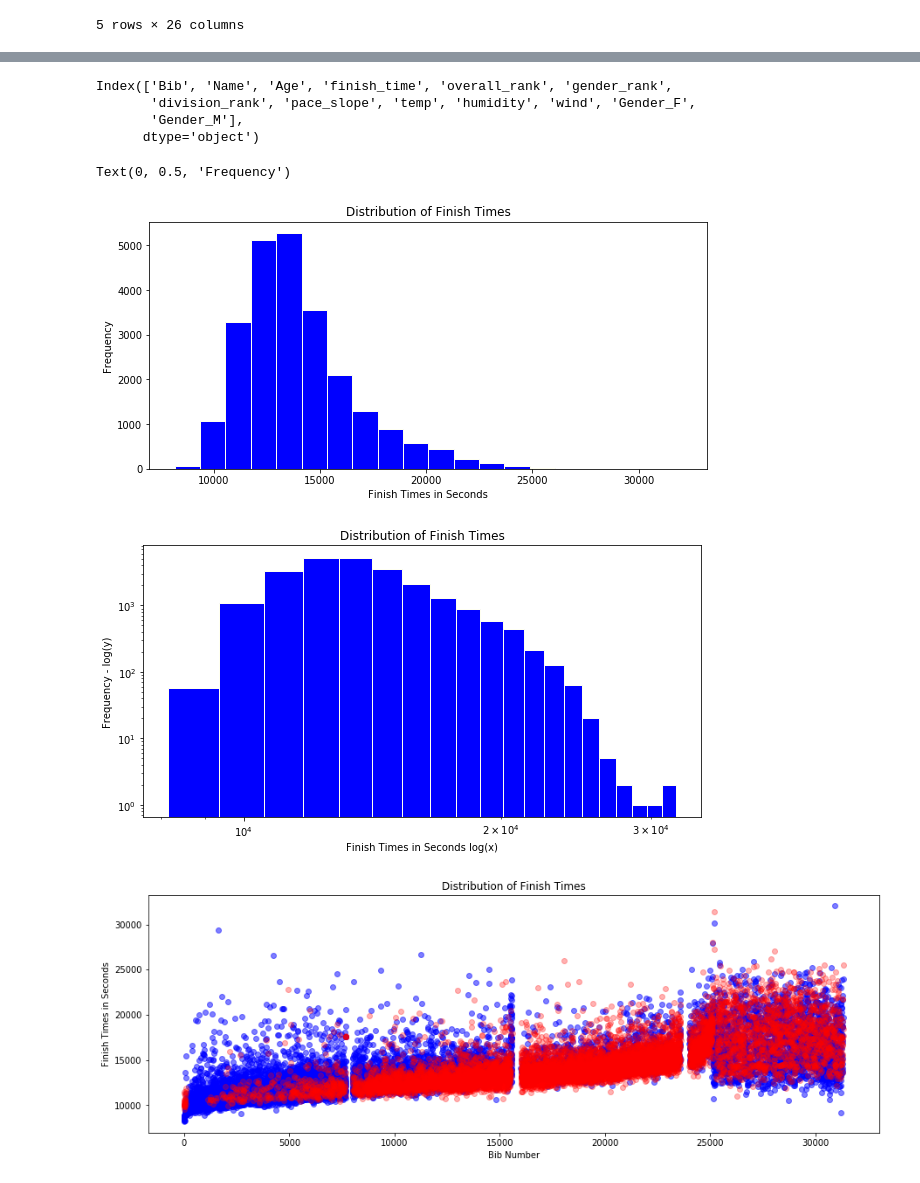
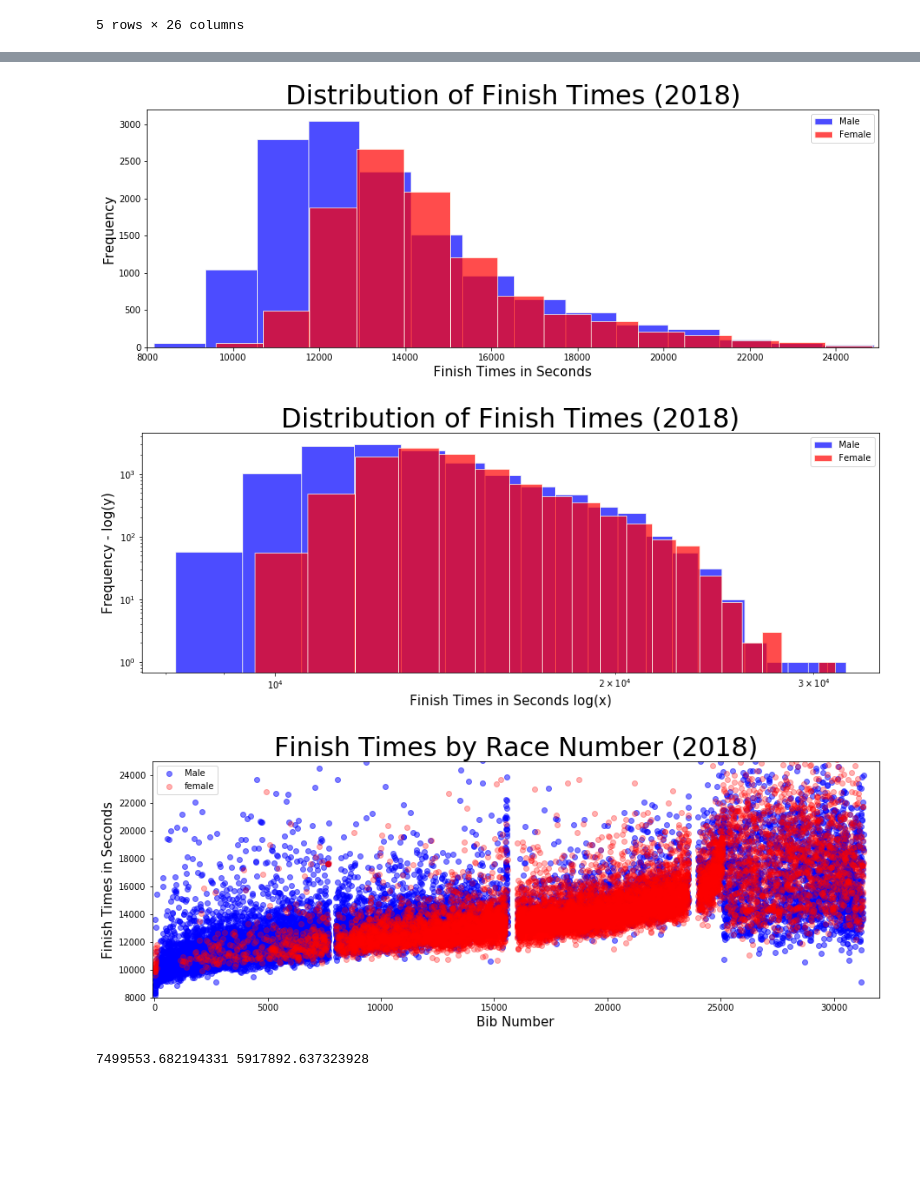
Before and after one commit to maicat11/Project_2-Marathon-Predictor, a Jupyter notebook: DataExploration.ipynb, the cells around one changed output, grey strips where cells are left out. Drawn from its saved outputs; the diff is of its cells as text; code cells hidden in the pictures; blank space fills up the shorter version.

```diff
--- a/DataExploration.ipynb
+++ b/DataExploration.ipynb
@@ -56,47 +67,62 @@ Gender_F         24087 non-null uint8
 Gender_M         24087 non-null uint8
 dtypes: float64(5), int64(5), object(1), uint8(2)
 memory usage: 2.3+ MB
-# %%
-df18_clean.columns
-# %% [output]
-Index(['Bib', 'Name', 'Age', 'finish_time', 'overall_rank', 'gender_rank',
-       'division_rank', 'pace_slope', 'temp', 'humidity', 'wind', 'Gender_F',
-       'Gender_M'],
-      dtype='object')
 # %%
-fig = plt.figure(figsize=(10,10))
-ax = fig.add_subplot(2, 1, 1)
-line = ax.hist(df18_clean['finish_time'], bins=20, color='blue', histtype='bar', ec='ivory')
-ax.set_title('Distribution of Finish Times')
-ax.set_xlabel('Finish Times in Seconds')
-ax.set_ylabel('Frequency')
+female = df18_clean[df18_clean['Gender_F']==1]
+male = df18_clean[df18_clean['Gender_M']==1]
+
+fig = plt.figure(figsize=(15,5))
+ax = fig.add_subplot(111)
+ax.hist(male['finish_time'], bins=20, color='blue', alpha=0.7, histtype='bar', ec='ivory', label='Male')
+ax.hist(female['finish_time'], bins=20, color='red', alpha=0.7, histtype='bar', ec='ivory', label='Female')
+
+ax.set_xlim([8000, 25000])
+ax.set_title('Distribution of Finish Times (2018)', size=30)
+ax.set_xlabel('Finish Times in Seconds', size=15)
+ax.set_ylabel('Frequency', size=15)
+ax.legend();
 # poisson??? or just normal right skewed?
 # %% [output]
-Text(0, 0.5, 'Frequency')
-[figure, old version]
+[figure, new version]
 # %%
 # log x values check for normal
-fig = plt.figure(figsize=(10,5))
+fig = plt.figure(figsize=(15,5))
 ax = fig.add_subplot(111)
-ax.hist(df18_clean['finish_time'], bins=20, color='blue', histtype='bar', ec='ivory')
+ax.hist(male['finish_time'], bins=20, color='blue', alpha=0.7, histtype='bar', ec='ivory', label='Male')
+ax.hist(female['finish_time'], bins=20, color='red',alpha=0.7, histtype='bar', ec='ivory', label='Female')
 ax.set_xscale('log')
 ax.set_yscale('log')
-ax.set_title('Distribution of Finish Times')
-ax.set_xlabel('Finish Times in Seconds log(x)')
-ax.set_ylabel('Frequency - log(y)');
+ax.set_title('Distribution of Finish Times (2018)', size=30)
+ax.set_xlabel('Finish Times in Seconds log(x)', size=15)
+ax.set_ylabel('Frequency - log(y)', size=15)
+ax.legend();
 # %% [output]
-[figure, old version]
+[figure, new version]
 # %%
 female = df18_clean[df18_clean['Gender_F']==1]
 male = df18_clean[df18_clean['Gender_M']==1]
 
 fig = plt.figure(figsize=(15,5))
 ax = fig.add_subplot(111)
-ax.scatter(male['Bib'], male['finish_time'], color='blue', alpha=0.5, marker='o')
-ax.scatter(female['Bib'], female['finish_time'], color='red', alpha=0.3, marker='o')
-ax.set_title('Distribution of Finish Times')
-ax.set_ylabel('Finish Times in Seconds')
-ax.set_xlabel('Bib Number');
+ax.scatter(male['Bib'], male['finish_time'], color='blue', alpha=0.5, marker='o', label='Male')
+ax.scatter(female['Bib'], female['finish_time'], color='red', alpha=0.3, marker='o', label='female')
+ax.set_ylim([8000, 25000])
+ax.set_xlim([-100, 32000])
+ax.set_title('Finish Times by Race Number (2018)', size=30)
+ax.set_ylabel('Finish Times in Seconds', size=15)
+ax.set_xlabel('Bib Number', size=15)
+ax.legend();  # 2018 seemed to have the most variance
 # %% [output]
-[figure, old version]
+[figure, new version]
+# %%
+# continue this later
+
+for df in [df15_clean, df16_clean, df17_clean, df18_clean]:
+    female = df[df['Gender_F']==1]
+    male = df[df['Gender_M']==1]
+    female['finish_time'].var()
+
+print(male['finish_time'].var(),female['finish_time'].var())
+# %% [output]
+7499553.682194331 5917892.637323928
 # %%
```
Also changed, not shown: parts of 16 cells of this notebook, 5 other files.
